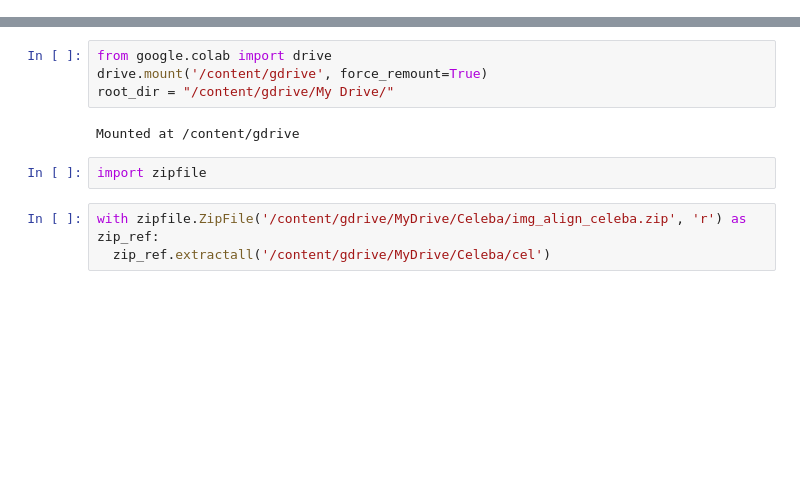
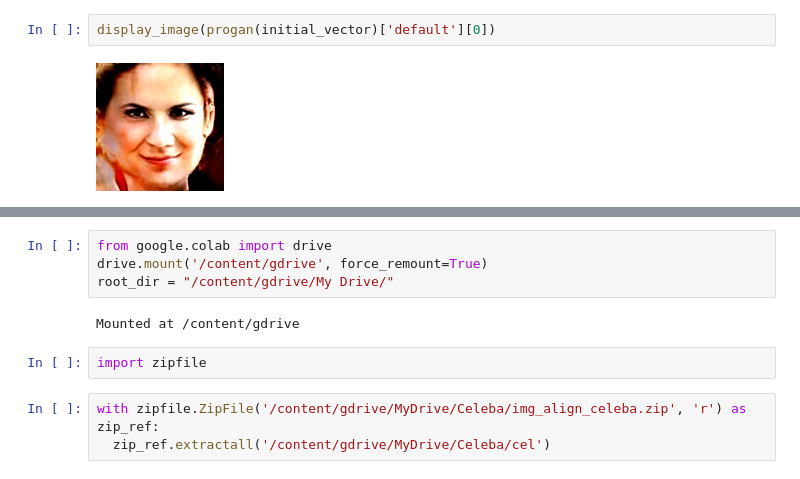
Before and after one commit to GrueneKatze/GANs, a Jupyter notebook: Face_generation.ipynb, the cells around one changed output, grey strips where cells are left out. Drawn from its saved outputs; the diff is of its cells as text; blank space fills up the shorter version.

```diff
--- a/Face_generation.ipynb
+++ b/Face_generation.ipynb
@@ -2,0 +131,4 @@
+# %%
+display_image(progan(initial_vector)['default'][0])
+# %% [output]
+[figure, added]
```
Also changed, not shown: parts of 12 cells of this notebook.
